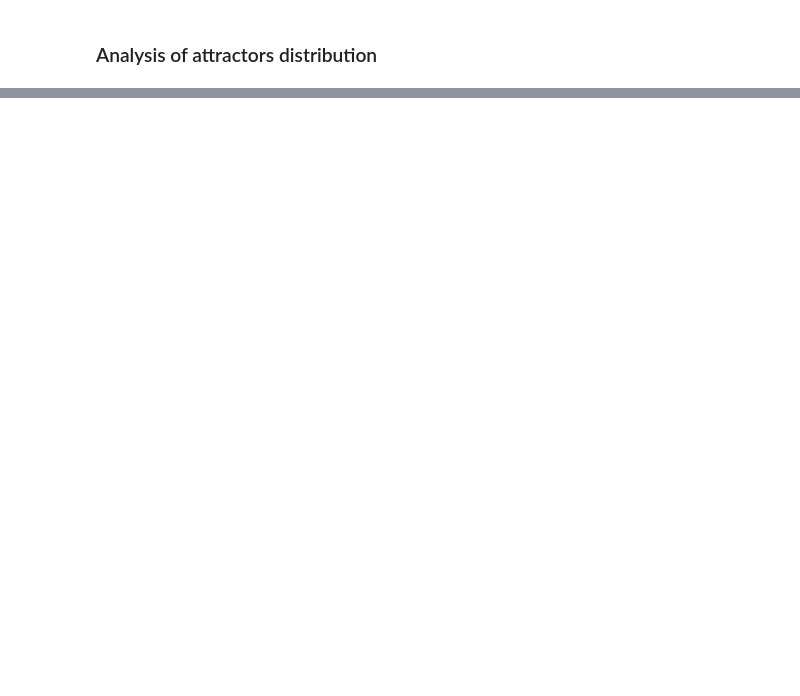
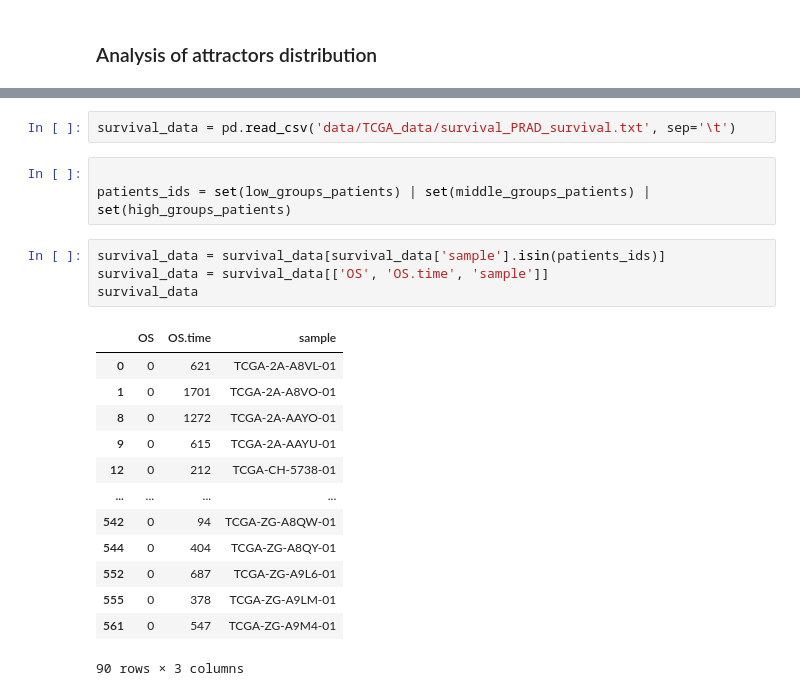
Before and after one commit to romane-gauthierj/Attractor-Resistance, a Jupyter notebook: pipeline_0.ipynb, the cells around one changed output, grey strips where cells are left out. Drawn from its saved outputs; the diff is of its cells as text; blank space fills up the shorter version.

```diff
--- a/pipeline_0.ipynb
+++ b/pipeline_0.ipynb
@@ -218,0 +300,23 @@ est ce que apoptosis evader ?
+# %%
+survival_data = pd.read_csv('data/TCGA_data/survival_PRAD_survival.txt', sep='\t')
+# %%
+
+patients_ids = set(low_groups_patients) | set(middle_groups_patients) | set(high_groups_patients)
+# %%
+survival_data = survival_data[survival_data['sample'].isin(patients_ids)]
+survival_data = survival_data[['OS', 'OS.time', 'sample']]
+survival_data
+# %% [output]
+|  | OS | OS.time | sample |
+| 0 | 0 | 621 | TCGA-2A-A8VL-01 |
+| 1 | 0 | 1701 | TCGA-2A-A8VO-01 |
+| 8 | 0 | 1272 | TCGA-2A-AAYO-01 |
+| 9 | 0 | 615 | TCGA-2A-AAYU-01 |
+| 12 | 0 | 212 | TCGA-CH-5738-01 |
+| ... | ... | ... | ... |
+| 542 | 0 | 94 | TCGA-ZG-A8QW-01 |
+| 544 | 0 | 404 | TCGA-ZG-A8QY-01 |
+| 552 | 0 | 687 | TCGA-ZG-A9L6-01 |
+| 555 | 0 | 378 | TCGA-ZG-A9LM-01 |
+| 561 | 0 | 547 | TCGA-ZG-A9M4-01 |
+90 rows × 3 columns
```
Also changed, not shown: parts of 15 cells of this notebook, 22 other files.
